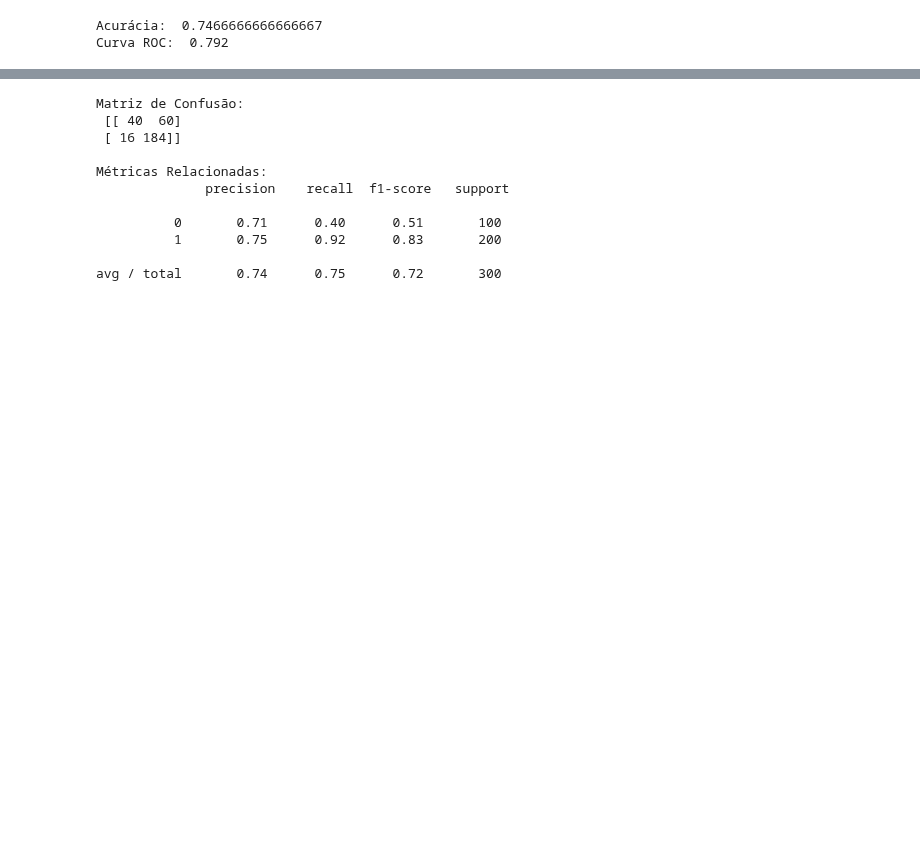
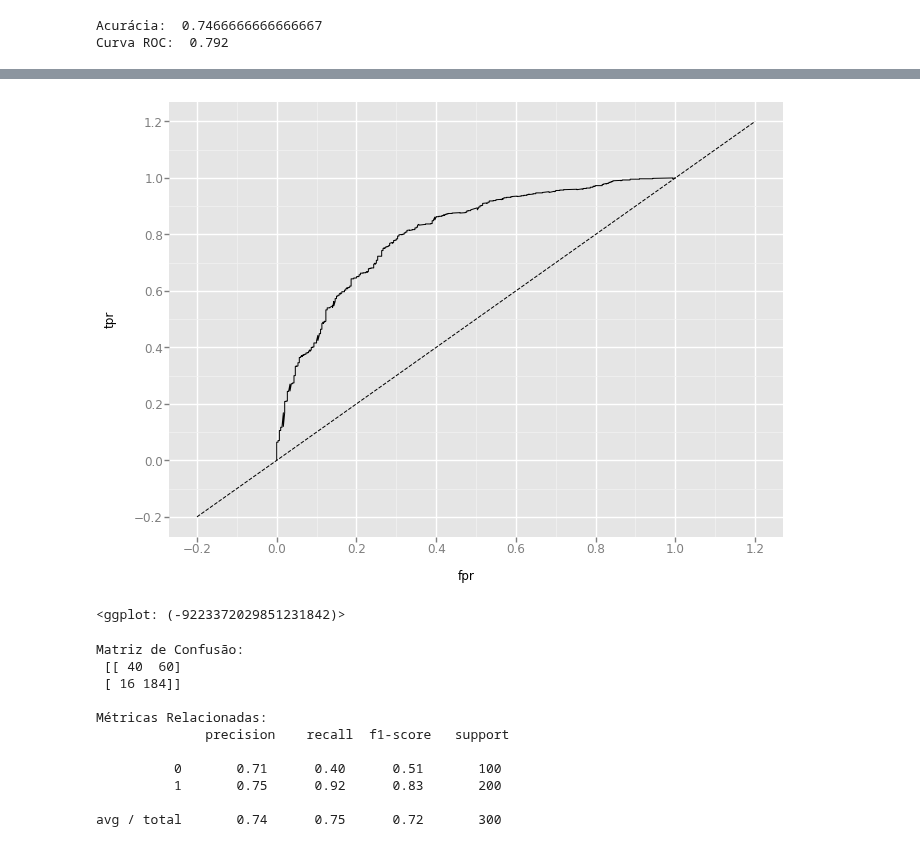
Before and after one commit to vladimiralencar/Alunos-UEPB-TopicosEspeciaisEmBancoDeDados, a Jupyter notebook: RegressaoLogistica/RegressaoLogistica-01.ipynb, the cells around one changed output, grey strips where cells are left out. Cells and saved outputs as stored; diff of their text form; code cells hidden in the pictures; blank space fills up the shorter version.

```diff
--- a/RegressaoLogistica/RegressaoLogistica-01.ipynb
+++ b/RegressaoLogistica/RegressaoLogistica-01.ipynb
@@ -339,3 +361,11 @@ Curva ROC:  0.792
+# %%
+# method II: ggplot
+from ggplot import *
+dfggplot = pd.DataFrame(dict(fpr = fpr, tpr = tpr))
+ggplot(dfggplot, aes(x = 'fpr', y = 'tpr')) + geom_line() + geom_abline(linetype = 'dashed')
+# %% [output]
+[figure, added]
+<ggplot: (-9223372029851231842)>
 # %%
 print ("Matriz de Confusão:\n",metrics.confusion_matrix(y_test, predicted))
 print ("\nMétricas Relacionadas:\n",metrics.classification_report(y_test, predicted))
```
Also changed, not shown: parts of 16 cells of this notebook.
